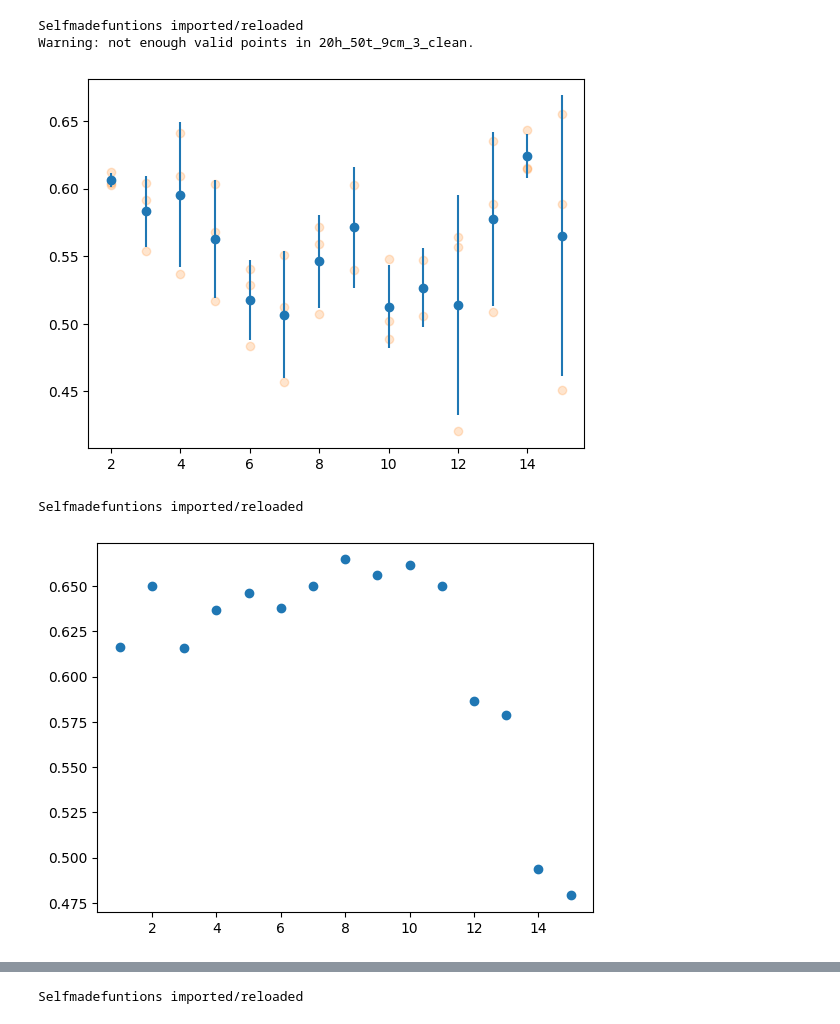
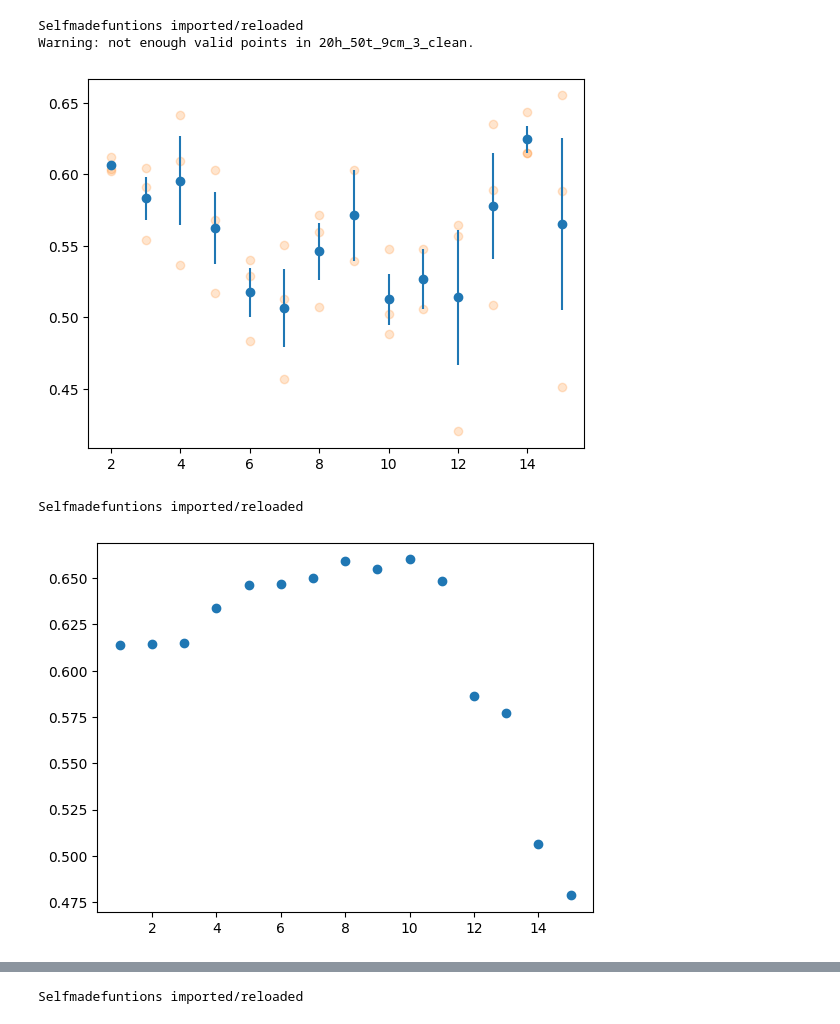
Before and after one commit to joshuadijksman/paperstack, a Jupyter notebook: Manou_version/code/Manou_Experiments.ipynb, the cells around one changed output, grey strips where cells are left out. Drawn from its saved outputs; the diff is of its cells as text; code cells hidden in the pictures.

```diff
--- a/Manou_version/code/Manou_Experiments.ipynb
+++ b/Manou_version/code/Manou_Experiments.ipynb
@@ -21,16 +21,16 @@ Having problems? Look at the outputfolder to see what part of tracking went wron
 # %%
 importlib.reload(selfmadefunctions)
 
-inputfolder = Path(rf"Z:\Video_files\Experiments\Raw_videos\250density")
-outputfolder = Path(rf"Z:\Video_files\Experiments\Tracked_Videos\250density")
-csvfolder = Path(rf"Z:\\Clean_Data\Data_Manou_Thesis_Clean\250density")
+inputfolder = Path(rf"Z:\Video_files\Experiments\Raw_videos\40density")
+outputfolder = Path(rf"Z:\Video_files\Experiments\Tracked_Videos\40density")
+csvfolder = Path(rf"Z:\\Clean_Data\Data_Manou_Thesis_Clean\40density")
 
-Thicknesses = [450, 500]
+Thicknesses = [200]
 
 for t in Thicknesses:
-    for i in range(1, 6):
-        filename = f'250d_{t}t_{i}.avi'
-        selfmadefunctions.track_video_2(130, video_inputfolder=inputfolder,
+    for i in range(1, 2):
+        filename = f'40d_{t}t_{i}.avi'
+        selfmadefunctions.track_video_2(160, video_inputfolder=inputfolder,
                                         video_outputfolder=outputfolder,
                                         csv_outputfolder=csvfolder, filename=filename,
                                         show=False, save_video=True, save_csv=True, BOTTOM_CROP = 0, TOP_CROP = 0)
@@ -213,7 +211,7 @@ for i in range(1, 15):
 
     for j in range(1, 2):
         filename = f"20h_10t_{i}cm_{j}_clean"
-        cor_value = selfmadefunctions.COR_calculator_general(inputfolder=inputfolder,
+        cor_value = selfmadefunctions.COR_calculator_3(inputfolder=inputfolder,
                                                                     variable_type=variable_type,
                                                                     variable_value=variable_value,
                                                                     filename=filename, Find_Plot=False,
@@ -290,7 +292,7 @@ for i in unique_edge_5t:
 
 
 for i in range(len(COR_5t)):
-    if COR_5t[i] > 1:
+    if COR_5t[i] > 0.9:
         COR_5t[i] = np.nan
     if COR_5t[i] < 0.1:
         COR_5t[i] = np.nan
@@ -339,31 +341,31 @@ plt.errorbar(edge_50t_unique, avg_COR_50t,  COR_50t_err, fmt = 'o', zorder = 2)
 plt.errorbar(edge_50t_clean, COR_50t_clean, fmt = 'o', zorder = 1, alpha = 0.2)
 plt.show()
 # %% [output]
-[figure, old version]
+[figure, new version]
 # %%
 inputfolder = Path(r"Z:\\Clean_Data\Data_Manou_Thesis_Clean\DFE_50t_Retry")
 importlib.reload(selfmadefunctions)
 
 variable_type = "distance from edge"
 edge_50t_retry = np.arange(1, 16)
 COR_50t_retry = []
 
 for i in range(1, 16):
     variable_value = f"{i} cm"
     filename = f"50t_retry_{i}_clean"
-    cor_value = selfmadefunctions.COR_calculator_2(inputfolder=inputfolder,
+    cor_value = selfmadefunctions.COR_calculator_3(inputfolder=inputfolder,
                                                                 variable_type=variable_type,
                                                                 variable_value=variable_value,
                                                                 filename=filename, Find_Plot=False,
                                                                 Fit_Plot=False, Fit_Report=False)
     COR_50t_retry.append(cor_value)
 
 
 plt.errorbar(edge_50t_retry, COR_50t_retry, fmt = 'o')
 plt.show()
 # %% [output]
 Selfmadefuntions imported/reloaded
-[figure, old version]
+[figure, new version]
 # %%
 # thickness values
 thicknesses = [5, 10, 50, 100, 300]
```
Also changed, not shown: parts of 20 cells of this notebook, 2 other files.
